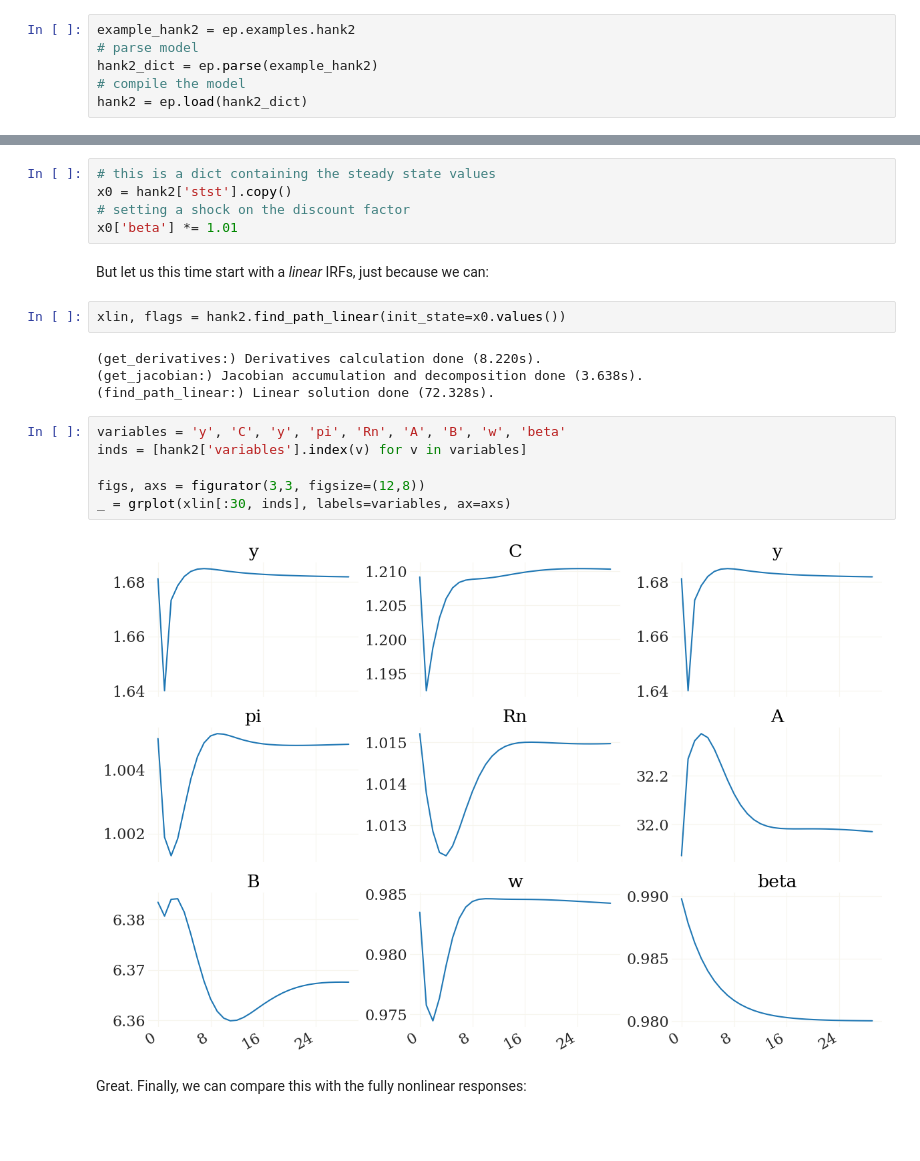
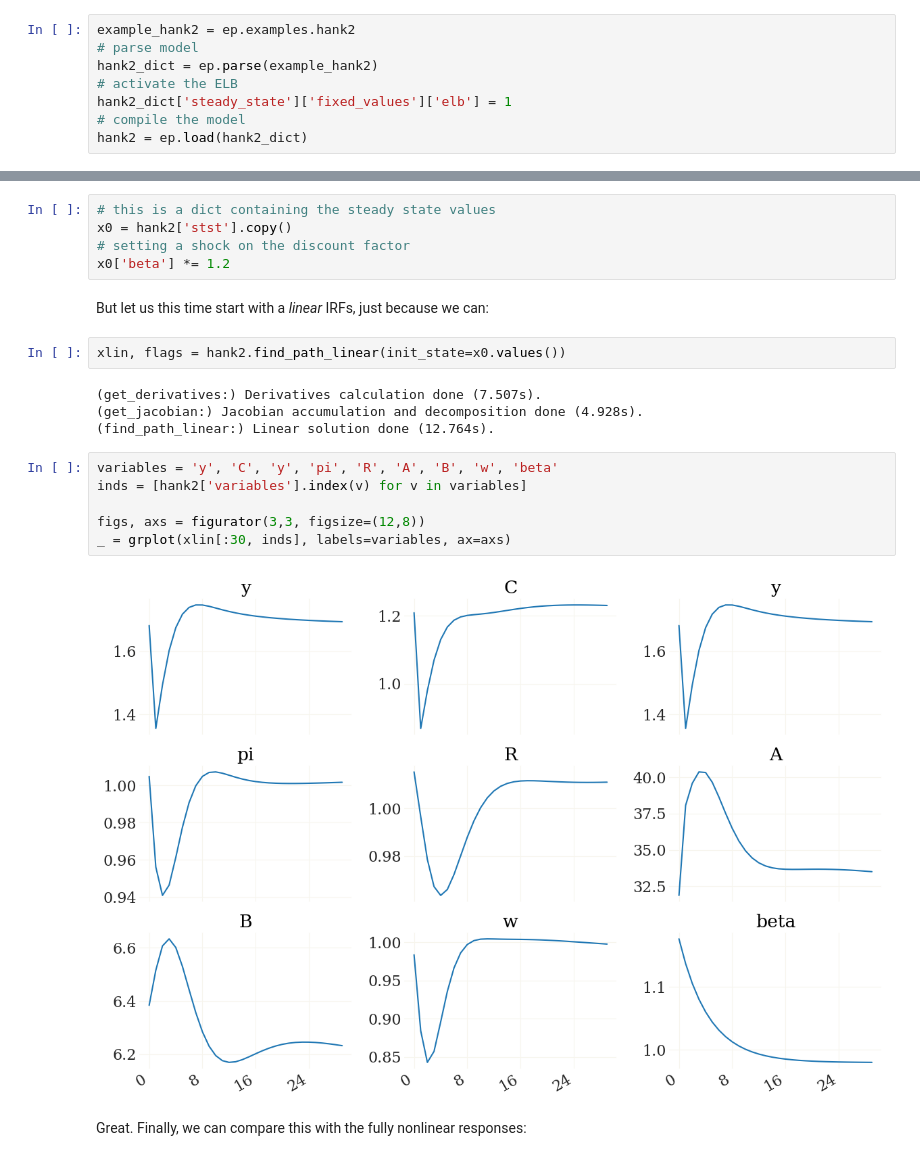
Before and after one commit to gboehl/econpizza, a Jupyter notebook: docs/tutorial/hank2.ipynb, the cells around one changed output, grey strips where cells are left out. Saved outputs shown, nothing was run; the diff lists cells and outputs as text; blank space fills up the shorter version.

```diff
--- a/docs/tutorial/hank2.ipynb
+++ b/docs/tutorial/hank2.ipynb
@@ -16,6 +16,8 @@ The provided example is the medium-scale two-asset model [from the paper](https:
 example_hank2 = ep.examples.hank2
 # parse model
 hank2_dict = ep.parse(example_hank2)
+# activate the ELB
+hank2_dict['steady_state']['fixed_values']['elb'] = 1
 # compile the model
 hank2 = ep.load(hank2_dict)
 # %% [output]
@@ -35,23 +37,23 @@ Again, look at a discount factor shock and calculate the pefect foresight soluti
 # this is a dict containing the steady state values
 x0 = hank2['stst'].copy()
 # setting a shock on the discount factor
-x0['beta'] *= 1.01
+x0['beta'] *= 1.2
 # %% [markdown]
 But let us this time start with a *linear* IRFs, just because we can:
 # %%
 xlin, flags = hank2.find_path_linear(init_state=x0.values())
 # %% [output]
-(get_derivatives:) Derivatives calculation done (8.220s).
-(get_jacobian:) Jacobian accumulation and decomposition done (3.638s).
-(find_path_linear:) Linear solution done (72.328s).
+(get_derivatives:) Derivatives calculation done (7.507s).
+(get_jacobian:) Jacobian accumulation and decomposition done (4.928s).
+(find_path_linear:) Linear solution done (12.764s).
 # %%
-variables = 'y', 'C', 'y', 'pi', 'Rn', 'A', 'B', 'w', 'beta'
+variables = 'y', 'C', 'y', 'pi', 'R', 'A', 'B', 'w', 'beta'
 inds = [hank2['variables'].index(v) for v in variables]
 
 figs, axs = figurator(3,3, figsize=(12,8))
 _ = grplot(xlin[:30, inds], labels=variables, ax=axs)
 # %% [output]
-[figure, old version]
+[figure, new version]
 # %% [markdown]
 Great. Finally, we can compare this with the fully nonlinear responses:
 # %%
```
Also changed, not shown: parts of 3 cells of this notebook, 2 other files.
